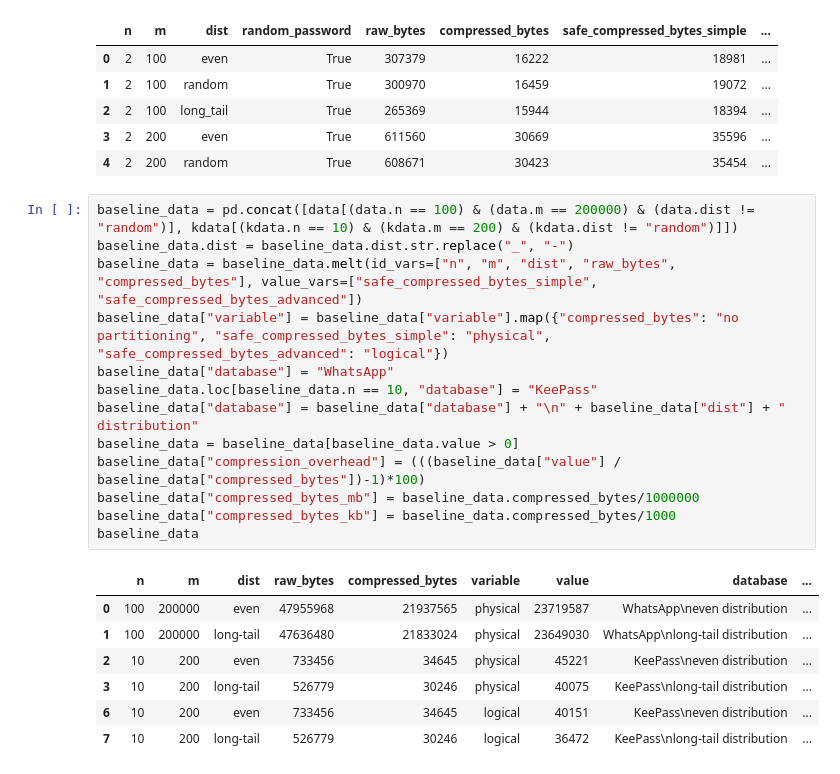
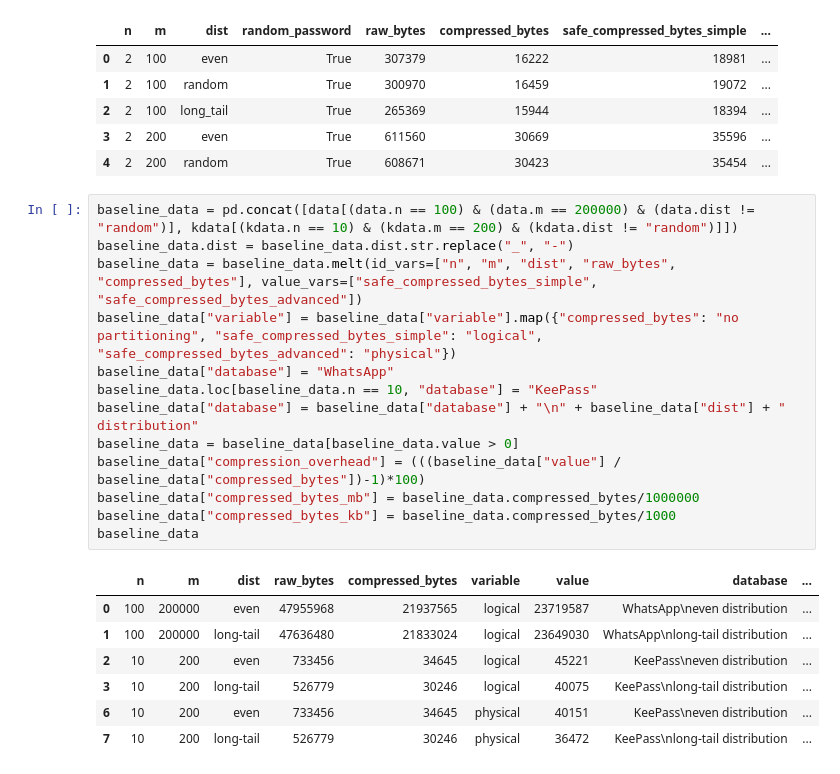
Before and after one commit to AFdrolf/secure-compression-framework-lib, a Jupyter notebook: evaluation/stats/plot_whatsapp_eval.ipynb, the cells around one changed output. Drawn from its saved outputs; the diff is of its cells as text.

Commit message:
Fix logical vs physical mixup in baseline plot

```diff
--- a/evaluation/stats/plot_whatsapp_eval.ipynb
+++ b/evaluation/stats/plot_whatsapp_eval.ipynb
@@ -112,24 +112,24 @@ kdata.head()
 # %%
 baseline_data = pd.concat([data[(data.n == 100) & (data.m == 200000) & (data.dist != "random")], kdata[(kdata.n == 10) & (kdata.m == 200) & (kdata.dist != "random")]])
 baseline_data.dist = baseline_data.dist.str.replace("_", "-")
 baseline_data = baseline_data.melt(id_vars=["n", "m", "dist", "raw_bytes", "compressed_bytes"], value_vars=["safe_compressed_bytes_simple", "safe_compressed_bytes_advanced"])
-baseline_data["variable"] = baseline_data["variable"].map({"compressed_bytes": "no partitioning", "safe_compressed_bytes_simple": "physical", "safe_compressed_bytes_advanced": "logical"})
+baseline_data["variable"] = baseline_data["variable"].map({"compressed_bytes": "no partitioning", "safe_compressed_bytes_simple": "logical", "safe_compressed_bytes_advanced": "physical"})
 baseline_data["database"] = "WhatsApp"
 baseline_data.loc[baseline_data.n == 10, "database"] = "KeePass"
 baseline_data["database"] = baseline_data["database"] + "\n" + baseline_data["dist"] + " distribution"
 baseline_data = baseline_data[baseline_data.value > 0]
 baseline_data["compression_overhead"] = (((baseline_data["value"] / baseline_data["compressed_bytes"])-1)*100)
 baseline_data["compressed_bytes_mb"] = baseline_data.compressed_bytes/1000000
 baseline_data["compressed_bytes_kb"] = baseline_data.compressed_bytes/1000
 baseline_data
 # %% [output]
 |  | n | m | dist | raw_bytes | compressed_bytes | variable | value | database | ... |
-| 0 | 100 | 200000 | even | 47955968 | 21937565 | physical | 23719587 | WhatsApp\neven distribution | ... |
-| 1 | 100 | 200000 | long-tail | 47636480 | 21833024 | physical | 23649030 | WhatsApp\nlong-tail distribution | ... |
-| 2 | 10 | 200 | even | 733456 | 34645 | physical | 45221 | KeePass\neven distribution | ... |
-| 3 | 10 | 200 | long-tail | 526779 | 30246 | physical | 40075 | KeePass\nlong-tail distribution | ... |
-| 6 | 10 | 200 | even | 733456 | 34645 | logical | 40151 | KeePass\neven distribution | ... |
-| 7 | 10 | 200 | long-tail | 526779 | 30246 | logical | 36472 | KeePass\nlong-tail distribution | ... |
+| 0 | 100 | 200000 | even | 47955968 | 21937565 | logical | 23719587 | WhatsApp\neven distribution | ... |
+| 1 | 100 | 200000 | long-tail | 47636480 | 21833024 | logical | 23649030 | WhatsApp\nlong-tail distribution | ... |
+| 2 | 10 | 200 | even | 733456 | 34645 | logical | 45221 | KeePass\neven distribution | ... |
+| 3 | 10 | 200 | long-tail | 526779 | 30246 | logical | 40075 | KeePass\nlong-tail distribution | ... |
+| 6 | 10 | 200 | even | 733456 | 34645 | physical | 40151 | KeePass\neven distribution | ... |
+| 7 | 10 | 200 | long-tail | 526779 | 30246 | physical | 36472 | KeePass\nlong-tail distribution | ... |
 # %%
 fig = plt.figure(figsize=(6, 4))
 plt.rcParams['hatch.linewidth'] = 0.3
```
Also changed, not shown: parts of 1 cell of this notebook, 1 other file.
